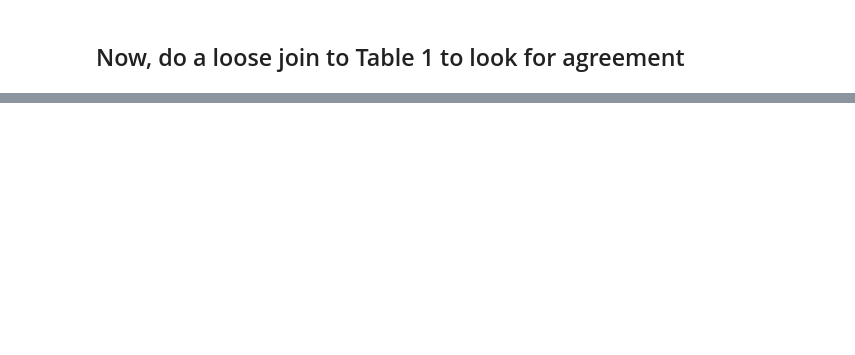
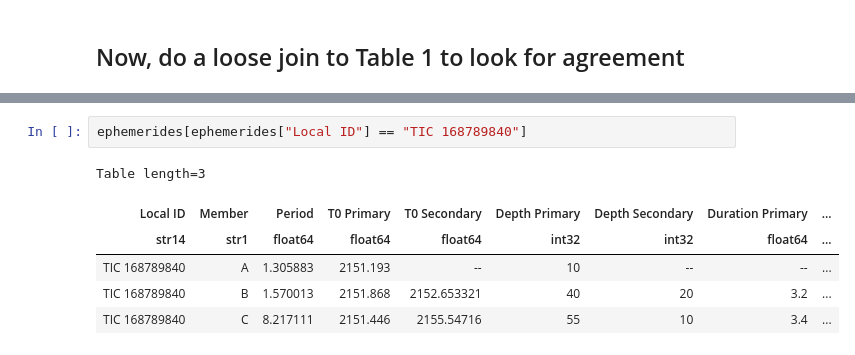
Before and after one commit to CvillePaul/Work, a Jupyter notebook: 2024-07-09 Verify eclipses in paper/Verify eclipses.ipynb, the cells around one changed output, grey strips where cells are left out. Saved outputs shown, nothing was run; the diff lists cells and outputs as text; blank space fills up the shorter version.

```diff
--- a/2024-07-09 Verify eclipses in paper/Verify eclipses.ipynb
+++ b/2024-07-09 Verify eclipses in paper/Verify eclipses.ipynb
@@ -216,0 +258,9 @@ sc_id   sc_1    sc_2
+# %%
+ephemerides[ephemerides["Local ID"] == "TIC 168789840"]
+# %% [output]
+Table length=3
+| Local ID | Member | Period | T0 Primary | T0 Secondary | Depth Primary | Depth Secondary | Duration Primary | ... |
+| str14 | str1 | float64 | float64 | float64 | int32 | int32 | float64 | ... |
+| TIC 168789840 | A | 1.305883 | 2151.193 | -- | 10 | -- | -- | ... |
+| TIC 168789840 | B | 1.570013 | 2151.868 | 2152.653321 | 40 | 20 | 3.2 | ... |
+| TIC 168789840 | C | 8.217111 | 2151.446 | 2155.54716 | 55 | 10 | 3.4 | ... |
```
Also changed, not shown: parts of 10 cells of this notebook.
